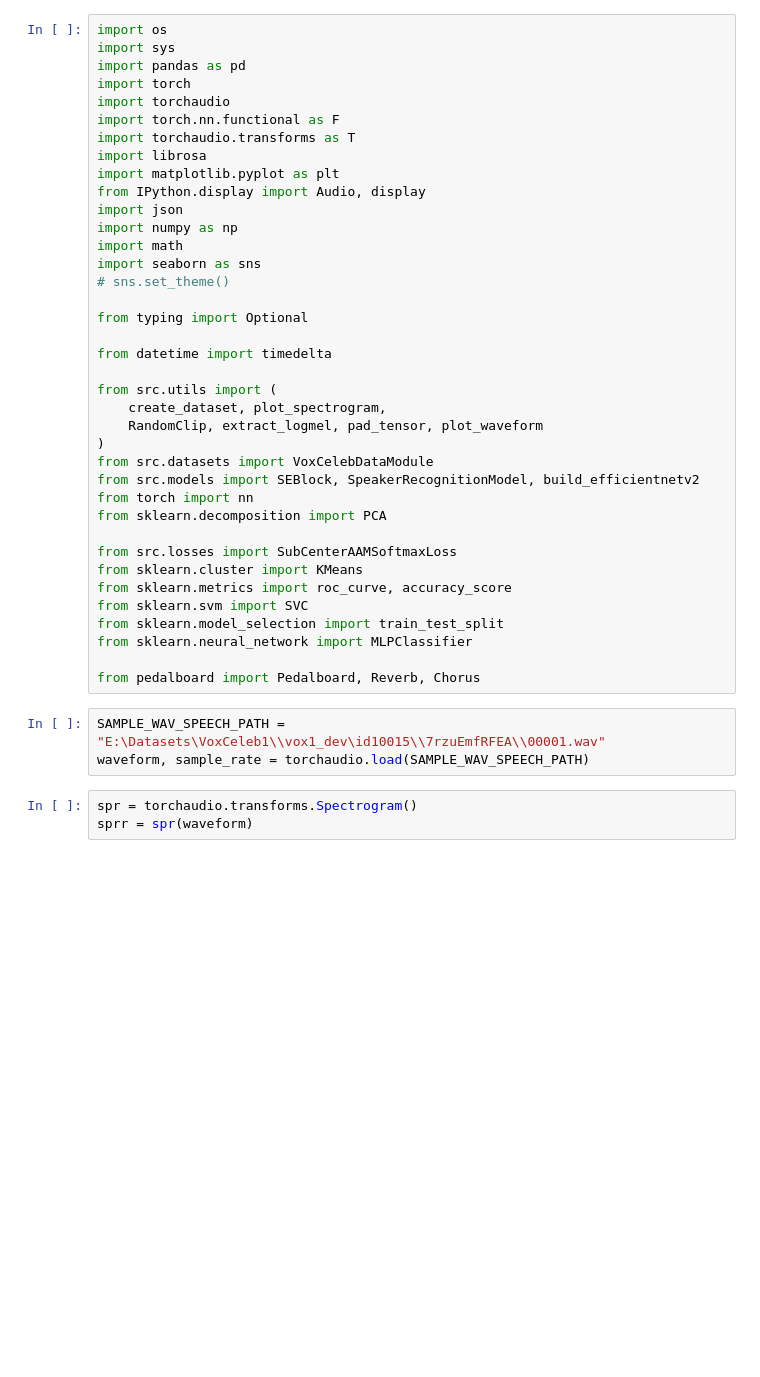
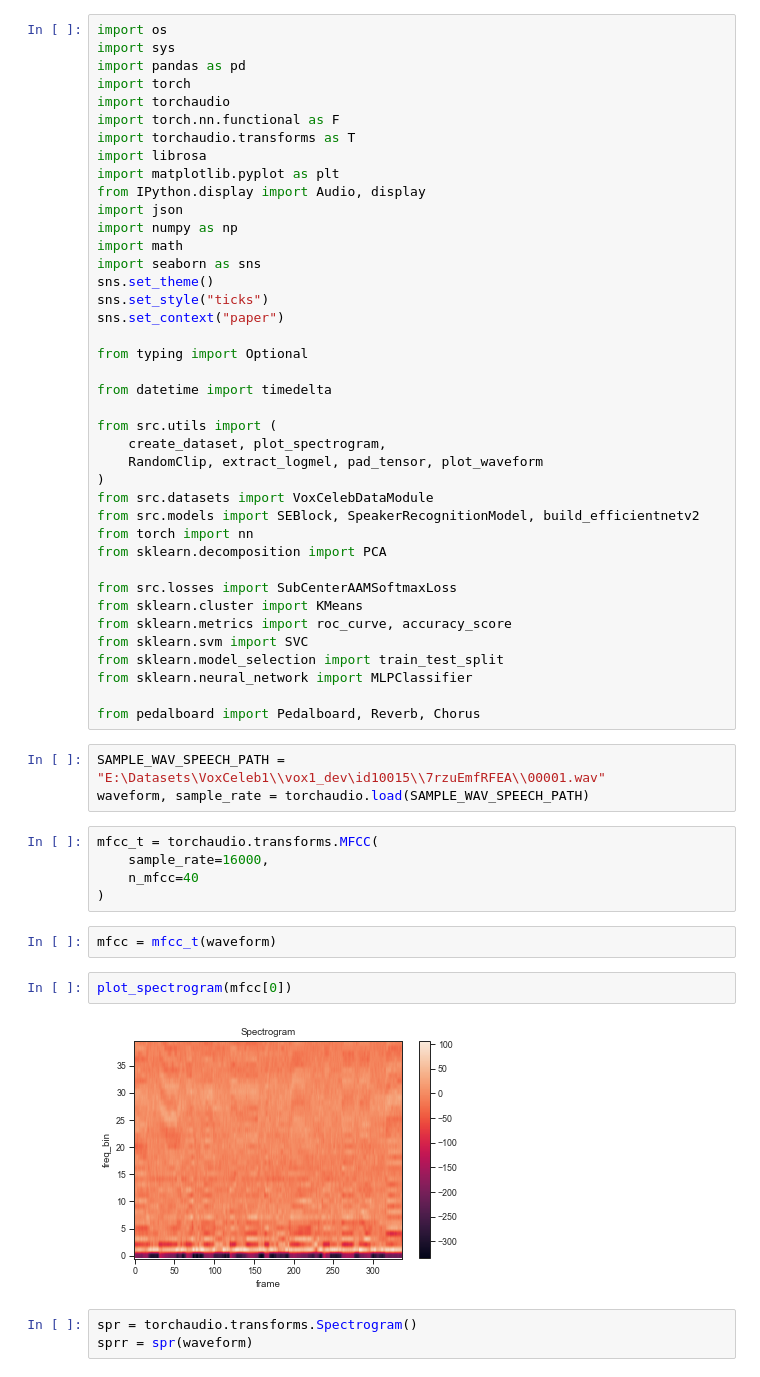
Before and after one commit to gabrielecerizza/apr_project, a Jupyter notebook: tdnn.ipynb, the cells around one changed output. Saved outputs shown, nothing was run; the diff lists cells and outputs as text; blank space fills up the shorter version.

Commit message:
Added MFCC data and training

```diff
--- a/tdnn.ipynb
+++ b/tdnn.ipynb
@@ -13,7 +13,9 @@ import json
 import numpy as np
 import math
 import seaborn as sns
-# sns.set_theme()
+sns.set_theme()
+sns.set_style("ticks")
+sns.set_context("paper")
 
 from typing import Optional
 
@@ -39,6 +41,17 @@ from pedalboard import Pedalboard, Reverb, Chorus
 # %%
 SAMPLE_WAV_SPEECH_PATH = "E:\Datasets\VoxCeleb1\\vox1_dev\id10015\\7rzuEmfRFEA\\00001.wav"
 waveform, sample_rate = torchaudio.load(SAMPLE_WAV_SPEECH_PATH)
+# %%
+mfcc_t = torchaudio.transforms.MFCC(
+    sample_rate=16000,
+    n_mfcc=40
+)
+# %%
+mfcc = mfcc_t(waveform)
+# %%
+plot_spectrogram(mfcc[0])
+# %% [output]
+[figure, added]
 # %%
 spr = torchaudio.transforms.Spectrogram()
 sprr = spr(waveform)
```
Also changed, not shown: parts of 9 cells of this notebook, 5 other files.
